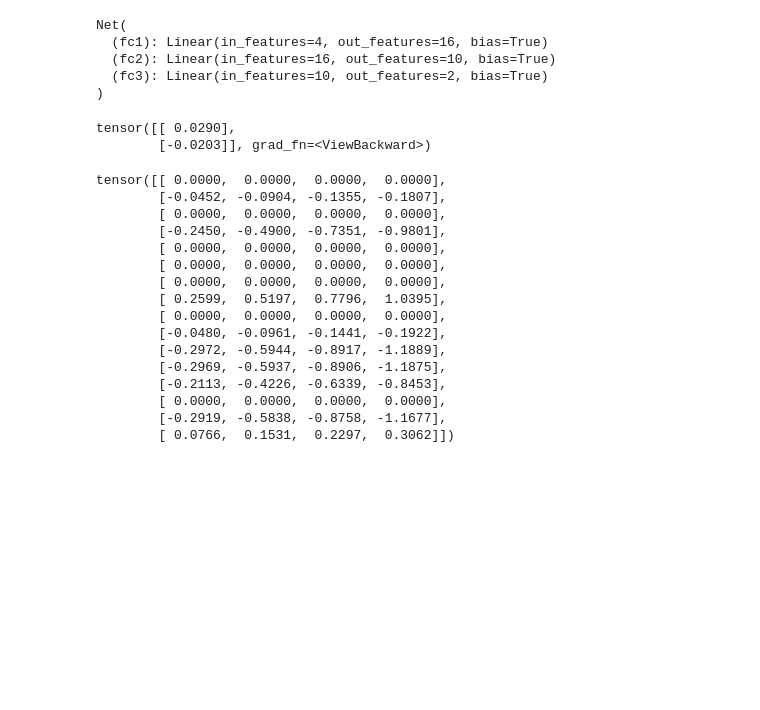
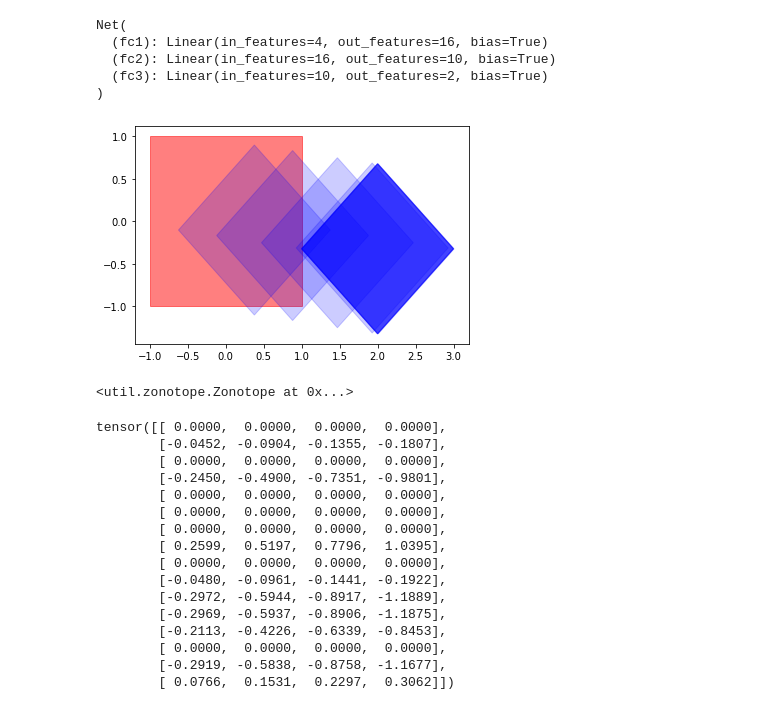
Before and after one commit to Stanford-NavLab/constrained-nn-training, a Jupyter notebook: zono_nn.ipynb, the cells around one changed output. Drawn from its saved outputs; the diff is of its cells as text; code cells hidden in the pictures; blank space fills up the shorter version.

```diff
--- a/zono_nn.ipynb
+++ b/zono_nn.ipynb
@@ -120,14 +93,46 @@ Net(
   (fc2): Linear(in_features=16, out_features=10, bias=True)
   (fc3): Linear(in_features=10, out_features=2, bias=True)
 )
+# %%
+# arbitary input
+inpt = torch.tensor([1,2,3,4], dtype=torch.float)
+
+G_out = np.array([[0.5, 0.5],[-0.5, 0.5]])
+obstacle = Zonotope(np.zeros((2,1)), np.eye(2))
+
+# "train" the network
+optimizer = optim.SGD(net.parameters(), lr=0.1)
+
+num_iters = 10
+
+fig, ax = plt.subplots()
+obstacle.plot(ax=ax, color='r')
+
+# training loop:
+for i in range(num_iters):
+    optimizer.zero_grad()   # zero the gradient buffers
+
+    # generate a new zonotope (center) from the network
+    out = net(inpt)
+    out = torch.reshape(out, (2,1))
+
+    # plot the resulting zonotope
+    Z_out = Zonotope(out.detach().numpy(), G_out)
+    Z_out.plot(ax=ax, alpha=0.2)
+
+    loss = collision_loss(out, G_out, obstacle)
+    loss.backward()
+    optimizer.step()
+# %% [output]
+[figure, added]
 # %%
 # feed an input through the network, compute loss and gradients
 inpt = torch.tensor([1,2,3,4], dtype=torch.float)
 out = net(inpt)
-torch.reshape(out, (2,1))
+out = torch.reshape(out, (2,1))
+Zonotope(out.detach().numpy(), np.eye(2))
 # %% [output]
-tensor([[ 0.0290],
-        [-0.0203]], grad_fn=<ViewBackward>)
+<util.zonotope.Zonotope at 0x...>
 # %%
 # feed an input through the network, compute loss and gradients
 inpt = torch.tensor([1,2,3,4], dtype=torch.float)
```
Also changed, not shown: parts of 8 cells of this notebook, 7 other files.
